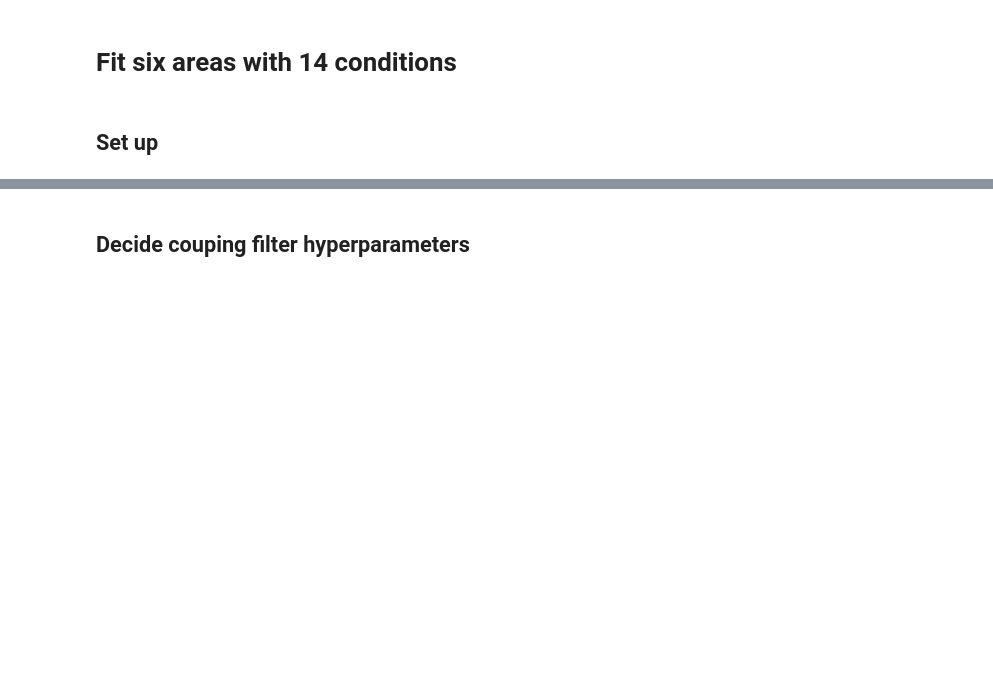
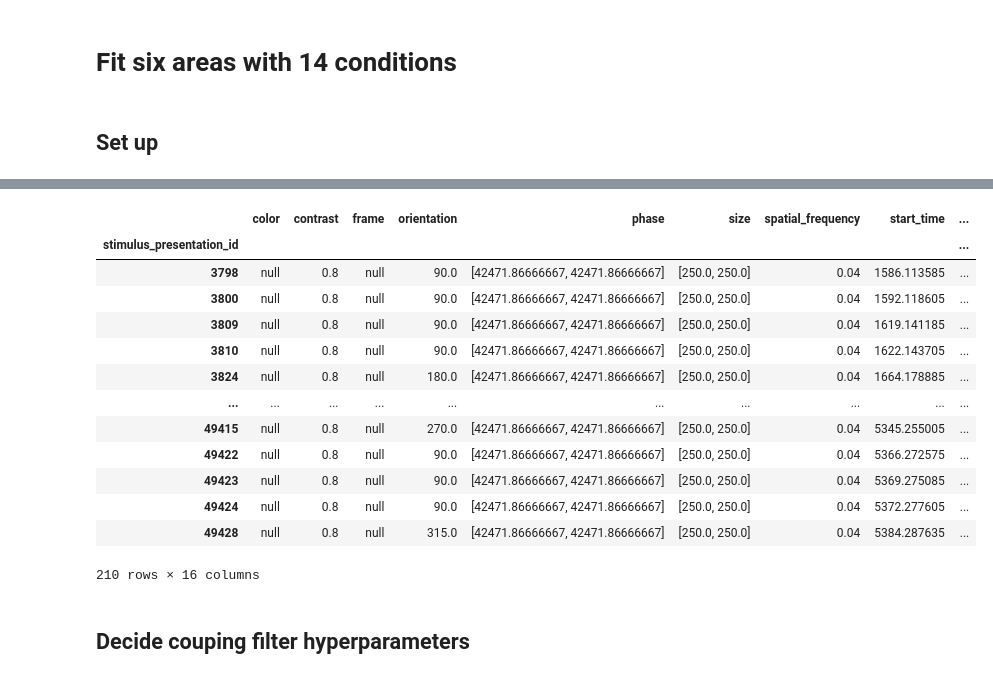
Before and after one commit to Qi-Xin/MultiNeuronGLM, a Jupyter notebook: 2022 Sep version time-warping nonlinear history.ipynb, the cells around one changed output, grey strips where cells are left out. Drawn from its saved outputs; the diff is of its cells as text; code cells hidden in the pictures; blank space fills up the shorter version.

```diff
--- a/2022 Sep version time-warping nonlinear history.ipynb
+++ b/2022 Sep version time-warping nonlinear history.ipynb
@@ -946,3 +986,20 @@ V1.get_running(method="mine")
+# %%
+V1.presentation_table
+# %% [output]
+|  | color | contrast | frame | orientation | phase | size | spatial_frequency | start_time | ... |
+| stimulus_presentation_id |  |  |  |  |  |  |  |  | ... |
+| 3798 | null | 0.8 | null | 90.0 | [42471.86666667, 42471.86666667] | [250.0, 250.0] | 0.04 | 1586.113585 | ... |
+| 3800 | null | 0.8 | null | 90.0 | [42471.86666667, 42471.86666667] | [250.0, 250.0] | 0.04 | 1592.118605 | ... |
+| 3809 | null | 0.8 | null | 90.0 | [42471.86666667, 42471.86666667] | [250.0, 250.0] | 0.04 | 1619.141185 | ... |
+| 3810 | null | 0.8 | null | 90.0 | [42471.86666667, 42471.86666667] | [250.0, 250.0] | 0.04 | 1622.143705 | ... |
+| 3824 | null | 0.8 | null | 180.0 | [42471.86666667, 42471.86666667] | [250.0, 250.0] | 0.04 | 1664.178885 | ... |
+| ... | ... | ... | ... | ... | ... | ... | ... | ... | ... |
+| 49415 | null | 0.8 | null | 270.0 | [42471.86666667, 42471.86666667] | [250.0, 250.0] | 0.04 | 5345.255005 | ... |
+| 49422 | null | 0.8 | null | 90.0 | [42471.86666667, 42471.86666667] | [250.0, 250.0] | 0.04 | 5366.272575 | ... |
+| 49423 | null | 0.8 | null | 90.0 | [42471.86666667, 42471.86666667] | [250.0, 250.0] | 0.04 | 5369.275085 | ... |
+| 49424 | null | 0.8 | null | 90.0 | [42471.86666667, 42471.86666667] | [250.0, 250.0] | 0.04 | 5372.277605 | ... |
+| 49428 | null | 0.8 | null | 315.0 | [42471.86666667, 42471.86666667] | [250.0, 250.0] | 0.04 | 5384.287635 | ... |
+210 rows × 16 columns
 # %% [markdown]
 ## Decide couping filter hyperparameters
 # %% [markdown]
```
Also changed, not shown: parts of 4 cells of this notebook.
